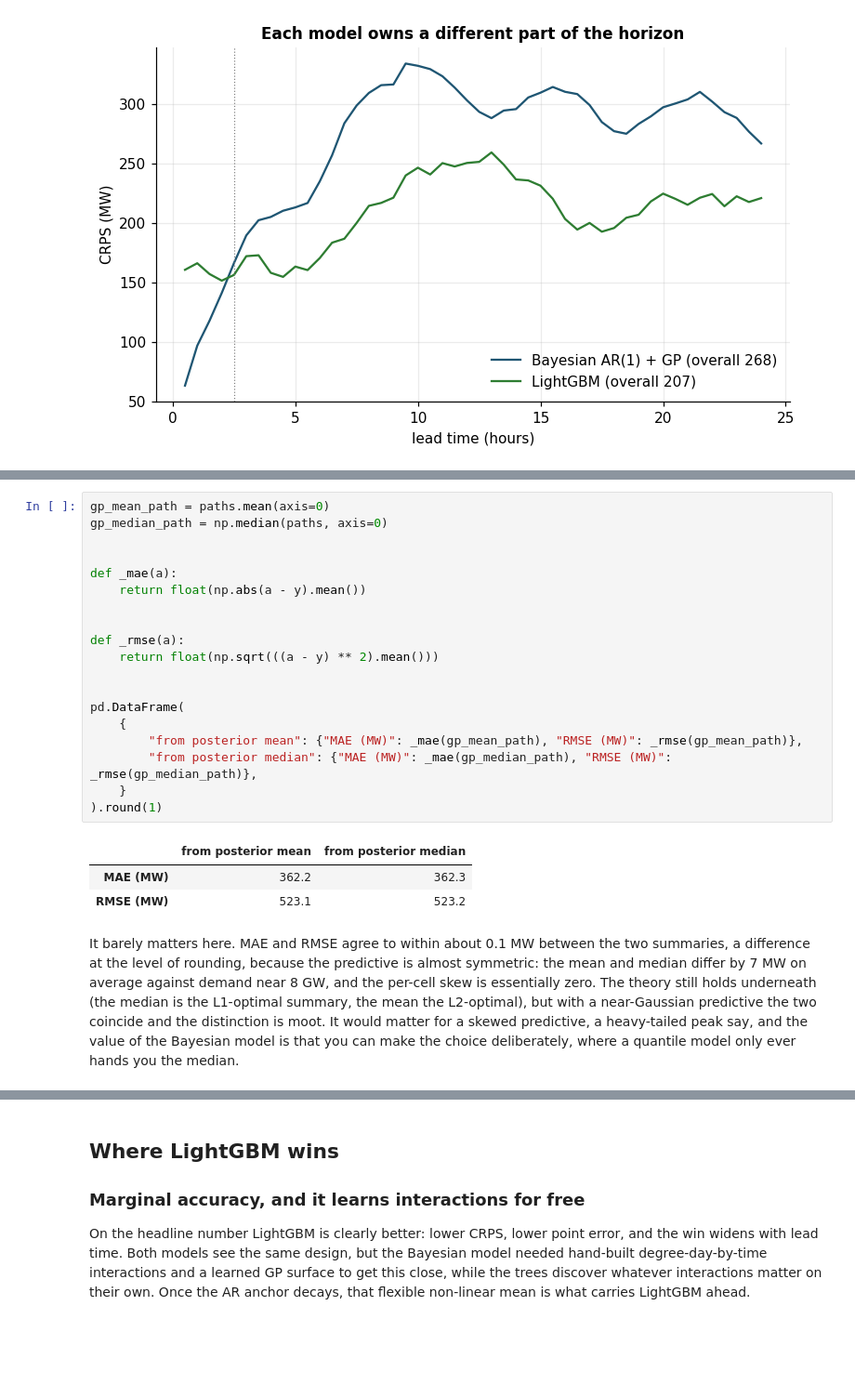
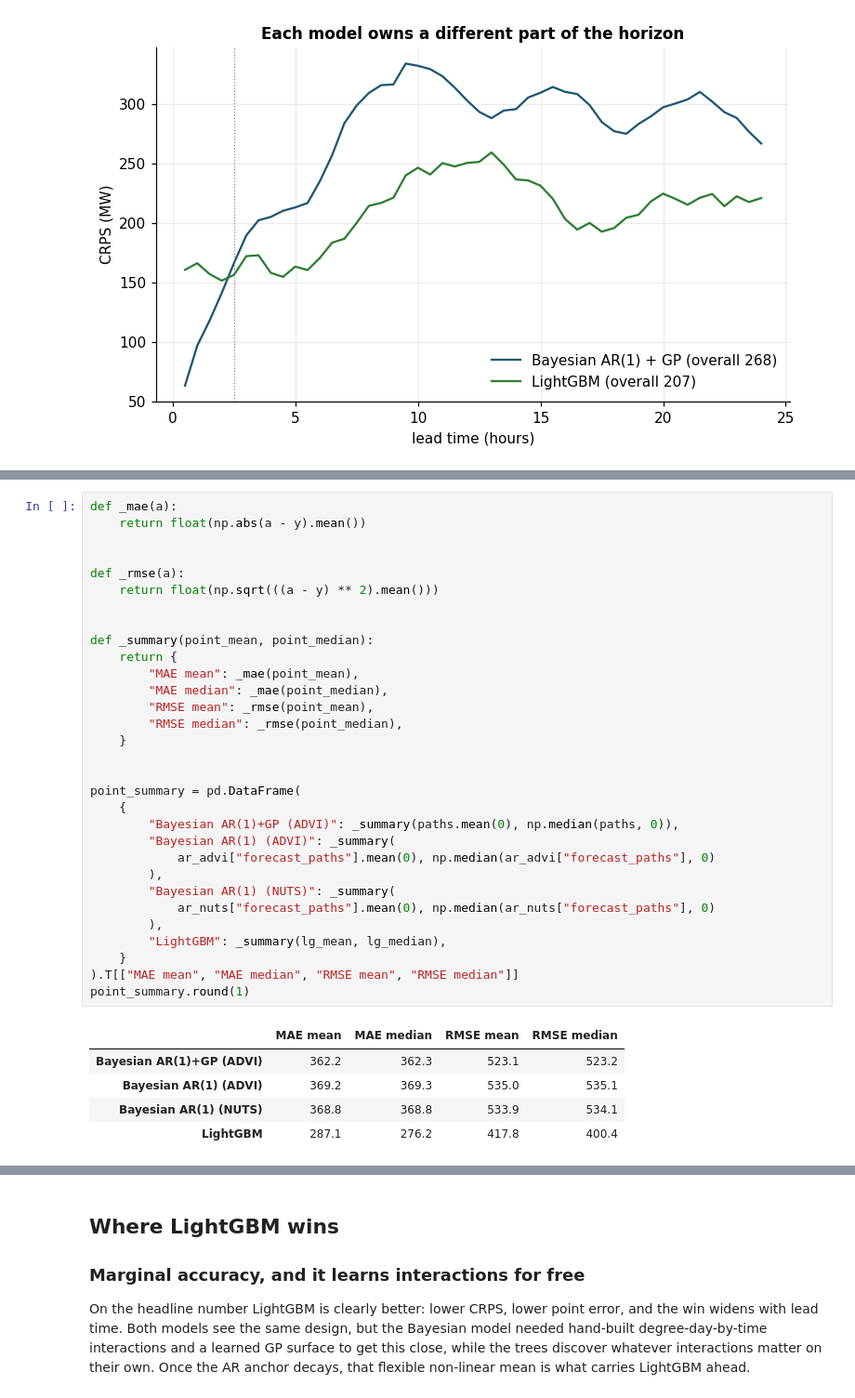
Before and after one commit to argmax-w/nem-demand-forecast, a Jupyter notebook: notebooks/06_bayes_vs_lightgbm.ipynb, the cells around one changed output, grey strips where cells are left out. Shown at 93% size. Drawn from its saved outputs; the diff is of its cells as text; blank space fills up the shorter version.

```diff
--- a/notebooks/06_bayes_vs_lightgbm.ipynb
+++ b/notebooks/06_bayes_vs_lightgbm.ipynb
@@ -201,34 +202,37 @@ head. The table prices the choice on the test set.
-# %%
-gp_mean_path = paths.mean(axis=0)
-gp_median_path = np.median(paths, axis=0)
-
-
-def _mae(a):
-    return float(np.abs(a - y).mean())
-
-
-def _rmse(a):
-    return float(np.sqrt(((a - y) ** 2).mean()))
-
-
-pd.DataFrame(
-    {
-        "from posterior mean": {"MAE (MW)": _mae(gp_mean_path), "RMSE (MW)": _rmse(gp_mean_path)},
-        "from posterior median": {"MAE (MW)": _mae(gp_median_path), "RMSE (MW)": _rmse(gp_median_path)},
-    }
-).round(1)
-# %% [output]
-|  | from posterior mean | from posterior median |
-| MAE (MW) | 362.2 | 362.3 |
-| RMSE (MW) | 523.1 | 523.2 |
-# %% [markdown]
-It barely matters here. MAE and RMSE agree to within about 0.1 MW between
-the two summaries, a difference at the level of rounding, because the
-predictive is almost symmetric: the mean and median differ by 7 MW on
-average against demand near 8 GW, and the per-cell skew is essentially
-zero. The theory still holds underneath (the median is the L1-optimal
-summary, the mean the L2-optimal), but with a near-Gaussian predictive the
-two coincide and the distinction is moot. It would matter for a skewed
-predictive, a heavy-tailed peak say, and the value of the Bayesian model
-is that you can make the choice deliberately, where a quantile model only
-ever hands you the median.
+# %%
+def _mae(a):
+    return float(np.abs(a - y).mean())
+
+
+def _rmse(a):
+    return float(np.sqrt(((a - y) ** 2).mean()))
+
+
+def _summary(point_mean, point_median):
+    return {
+        "MAE mean": _mae(point_mean),
+        "MAE median": _mae(point_median),
+        "RMSE mean": _rmse(point_mean),
+        "RMSE median": _rmse(point_median),
+    }
+
+
+point_summary = pd.DataFrame(
+    {
+        "Bayesian AR(1)+GP (ADVI)": _summary(paths.mean(0), np.median(paths, 0)),
+        "Bayesian AR(1) (ADVI)": _summary(
+            ar_advi["forecast_paths"].mean(0), np.median(ar_advi["forecast_paths"], 0)
+        ),
+        "Bayesian AR(1) (NUTS)": _summary(
+            ar_nuts["forecast_paths"].mean(0), np.median(ar_nuts["forecast_paths"], 0)
+        ),
+        "LightGBM": _summary(lg_mean, lg_median),
+    }
+).T[["MAE mean", "MAE median", "RMSE mean", "RMSE median"]]
+point_summary.round(1)
+# %% [output]
+|  | MAE mean | MAE median | RMSE mean | RMSE median |
+| Bayesian AR(1)+GP (ADVI) | 362.2 | 362.3 | 523.1 | 523.2 |
+| Bayesian AR(1) (ADVI) | 369.2 | 369.3 | 535.0 | 535.1 |
+| Bayesian AR(1) (NUTS) | 368.8 | 368.8 | 533.9 | 534.1 |
+| LightGBM | 287.1 | 276.2 | 417.8 | 400.4 |
```
Also changed, not shown: parts of 8 cells of this notebook, 9 other files.
